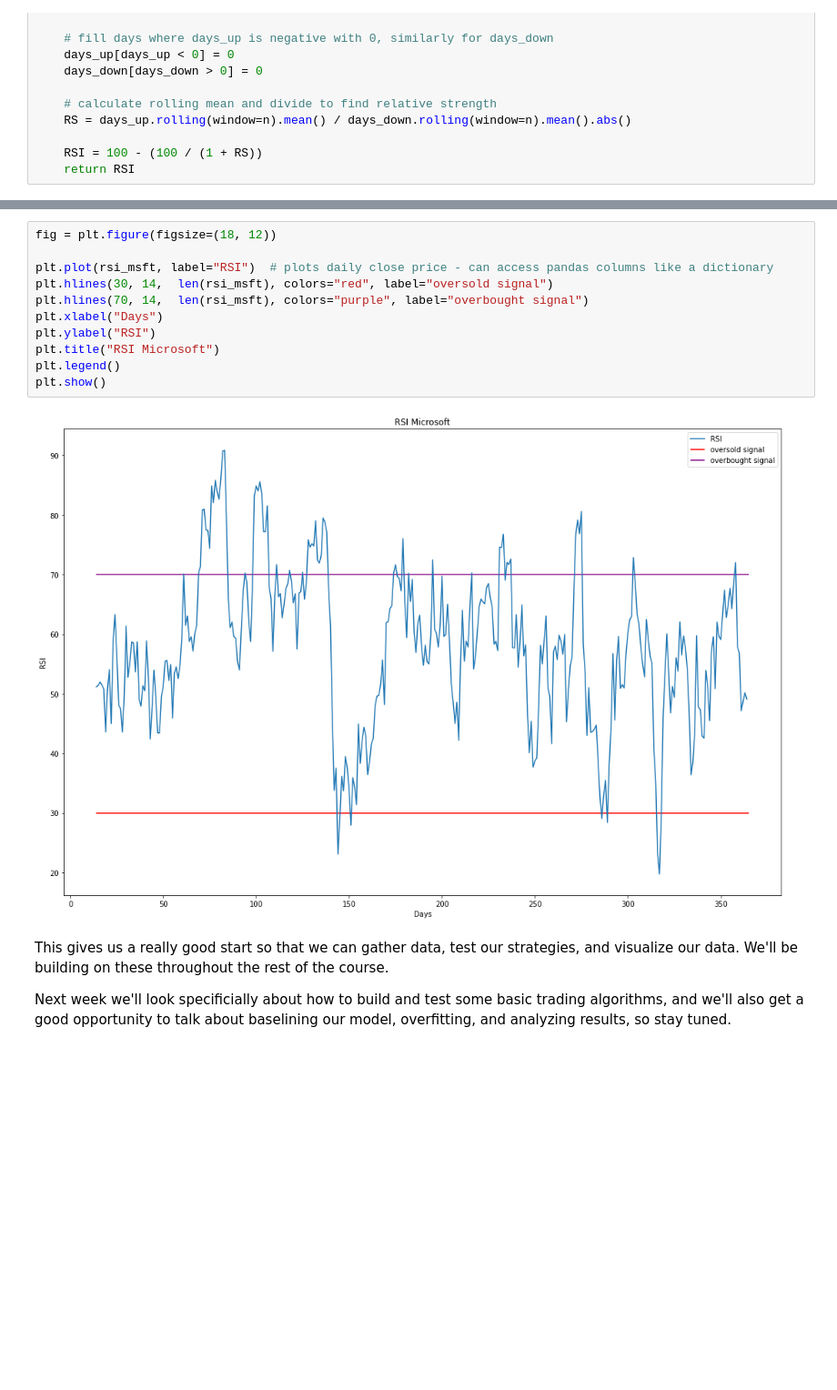
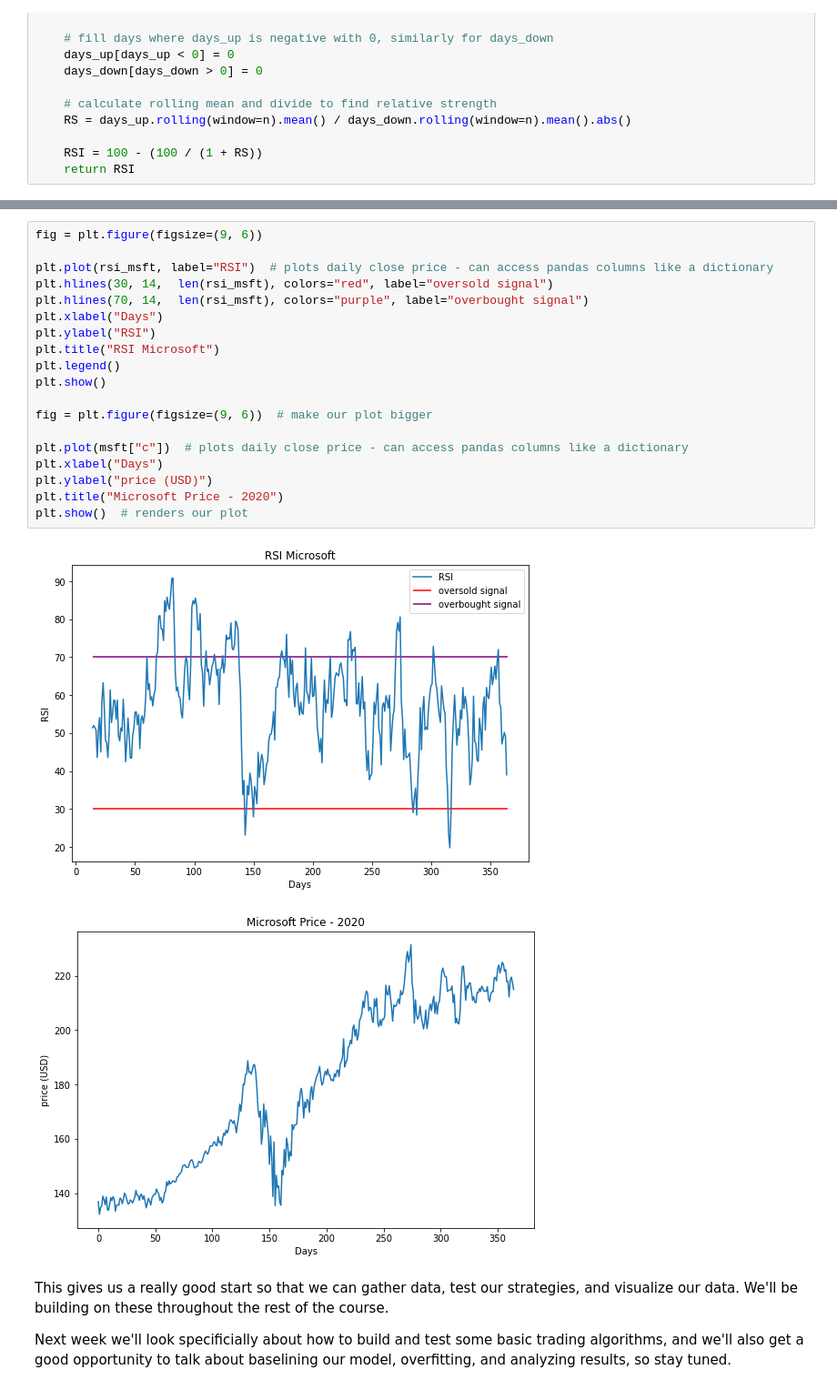
Before and after one commit to bruinquants/intro-to-algotrading-workshop, a Jupyter notebook: Week1.ipynb, the cells around one changed output, grey strips where cells are left out. Shown at 91% size. Cells and saved outputs as stored; diff of their text form; blank space fills up the shorter version.

```diff
--- a/Week1.ipynb
+++ b/Week1.ipynb
@@ -474,17 +493,26 @@ rsi_msft
 Name: c, Length: 365, dtype: float64
 # %%
-fig = plt.figure(figsize=(18, 12))
+fig = plt.figure(figsize=(9, 6))
 
 plt.plot(rsi_msft, label="RSI")  # plots daily close price - can access pandas columns like a dictionary
 plt.hlines(30, 14,  len(rsi_msft), colors="red", label="oversold signal")
 plt.hlines(70, 14,  len(rsi_msft), colors="purple", label="overbought signal")
 plt.xlabel("Days")
 plt.ylabel("RSI")
 plt.title("RSI Microsoft")
 plt.legend()
 plt.show()
+
+fig = plt.figure(figsize=(9, 6))  # make our plot bigger
+
+plt.plot(msft["c"])  # plots daily close price - can access pandas columns like a dictionary
+plt.xlabel("Days")
+plt.ylabel("price (USD)")
+plt.title("Microsoft Price - 2020")
+plt.show()  # renders our plot
 # %% [output]
-[figure, old version]
+[figure, new version]
+[figure, added]
 # %% [markdown]
 This gives us a really good start so that we can gather data, test our strategies, and visualize our data.  We'll be building on these throughout the rest of the course.
 
```
Also changed, not shown: parts of 9 cells of this notebook, 1 other file.
